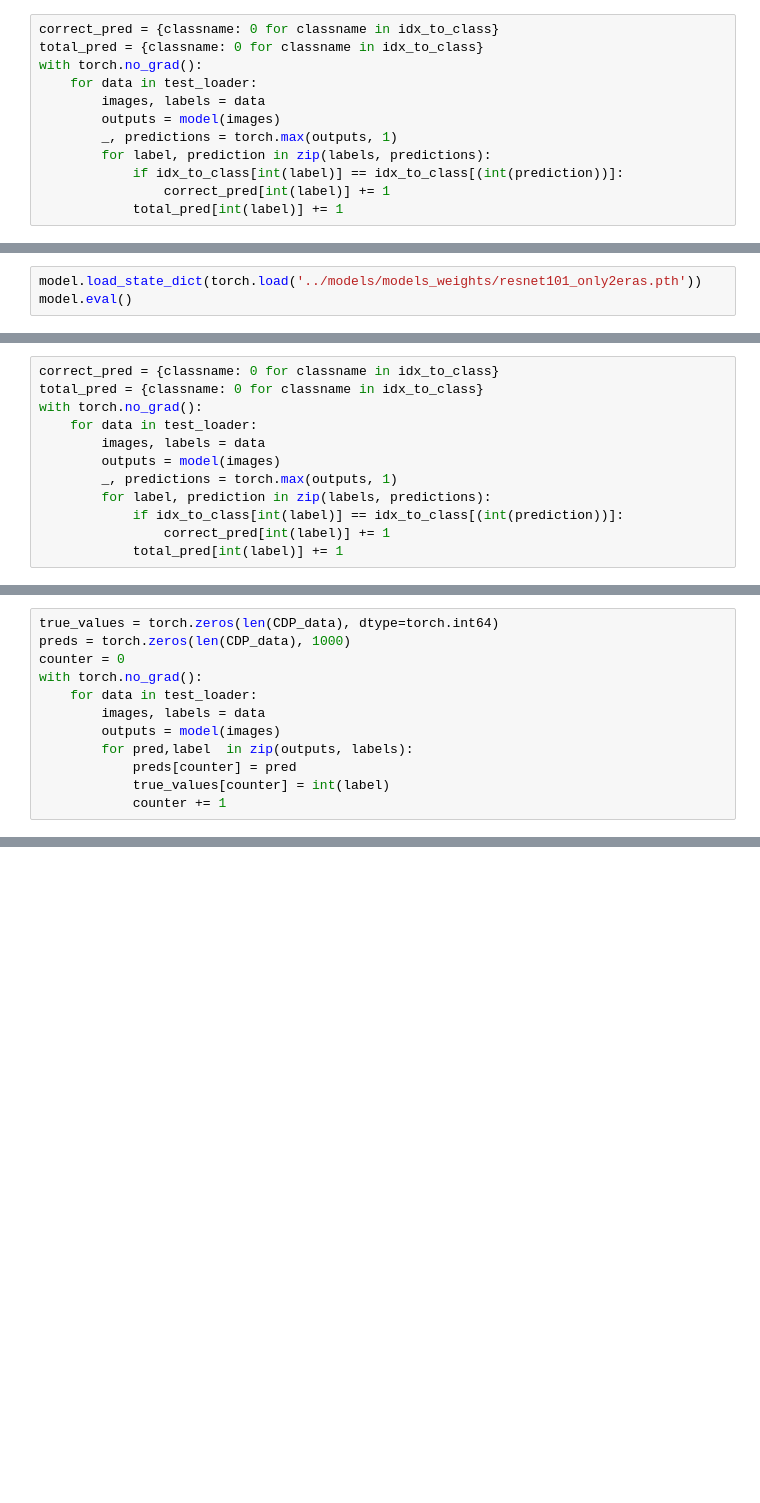
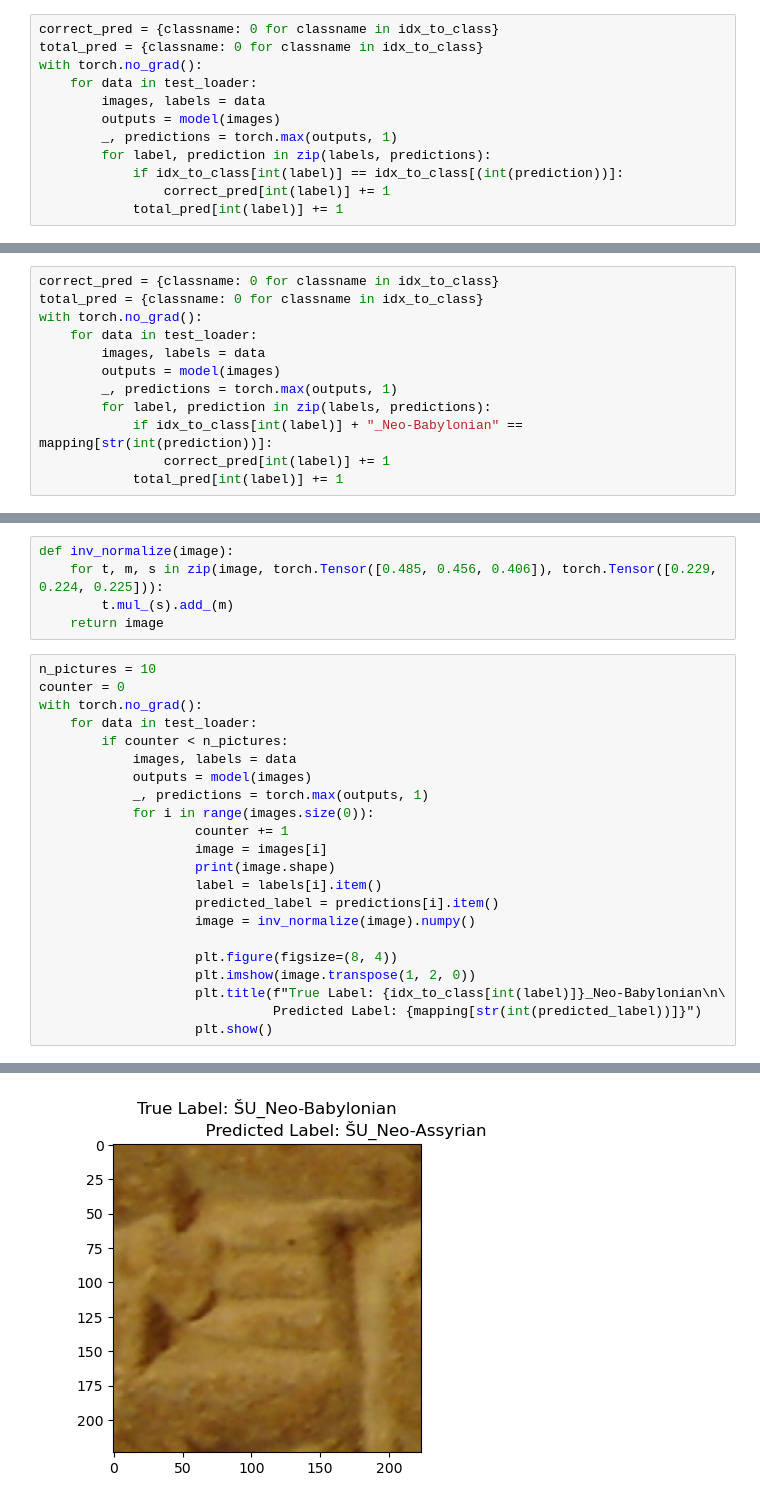
Before and after one commit to ElectronicBabylonianLiterature/signs-classification, a Jupyter notebook: visualizations/trained_resnet101_CDP.ipynb, the cells around one changed output, grey strips where cells are left out. Saved outputs shown, nothing was run; the diff lists cells and outputs as text; blank space fills up the shorter version.

```diff
--- a/visualizations/trained_resnet101_CDP.ipynb
+++ b/visualizations/trained_resnet101_CDP.ipynb
@@ -98,3 +82,0 @@ model = resnet101()
-# %%
-model.load_state_dict(torch.load('../models/models_weights/resnet101_only2eras.pth'))
-model.eval()
@@ -125,6 +89,6 @@ with torch.no_grad():
         outputs = model(images)
         _, predictions = torch.max(outputs, 1)
         for label, prediction in zip(labels, predictions):
-            if idx_to_class[int(label)] == idx_to_class[(int(prediction))]:
+            if idx_to_class[int(label)] + "_Neo-Babylonian" == mapping[str(int(prediction))]:
                 correct_pred[int(label)] += 1
             total_pred[int(label)] += 1
@@ -153,12 +94,0 @@ Accuracy for class: ŠU_Neo-Babylonian is 37.0 %
-# %%
-true_values = torch.zeros(len(CDP_data), dtype=torch.int64)
-preds = torch.zeros(len(CDP_data), 1000)
-counter = 0
-with torch.no_grad():
-    for data in test_loader:
-        images, labels = data
-        outputs = model(images)
-        for pred,label  in zip(outputs, labels):
-            preds[counter] = pred
-            true_values[counter] = int(label)
-            counter += 1
@@ -174,0 +95,28 @@ Overall Top-3 accuracy:  0.8980582356452942
+# %%
+def inv_normalize(image):
+    for t, m, s in zip(image, torch.Tensor([0.485, 0.456, 0.406]), torch.Tensor([0.229, 0.224, 0.225])):
+        t.mul_(s).add_(m)
+    return image
+# %%
+n_pictures = 10
+counter = 0
+with torch.no_grad():
+    for data in test_loader:
+        if counter < n_pictures:
+            images, labels = data
+            outputs = model(images)
+            _, predictions = torch.max(outputs, 1)
+            for i in range(images.size(0)):
+                    counter += 1
+                    image = images[i]
+                    print(image.shape)
+                    label = labels[i].item()
+                    predicted_label = predictions[i].item()
+                    image = inv_normalize(image).numpy()
+
+                    plt.figure(figsize=(8, 4))
+                    plt.imshow(image.transpose(1, 2, 0))
+                    plt.title(f"True Label: {idx_to_class[int(label)]}_Neo-Babylonian\n\
+                              Predicted Label: {mapping[str(int(predicted_label))]}")
+                    plt.show()
+# %% [output]
@@ -174,0 +124 @@ Overall Top-3 accuracy:  0.8980582356452942
+[figure, added]
```
Also changed, not shown: parts of 18 cells of this notebook, 1 other file.
